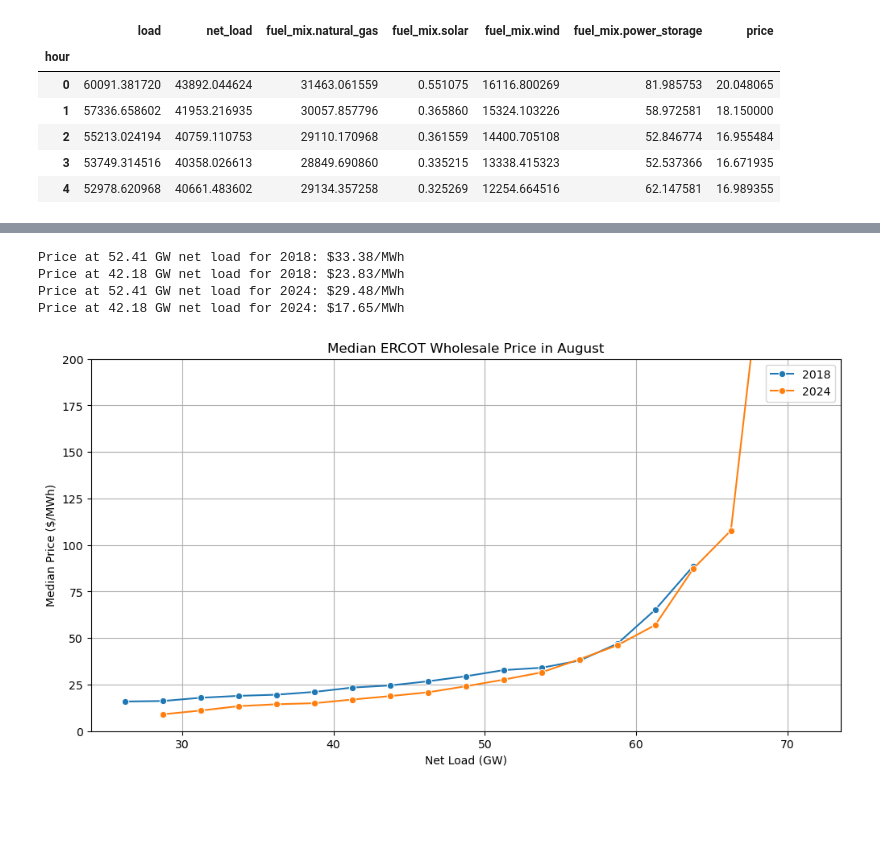
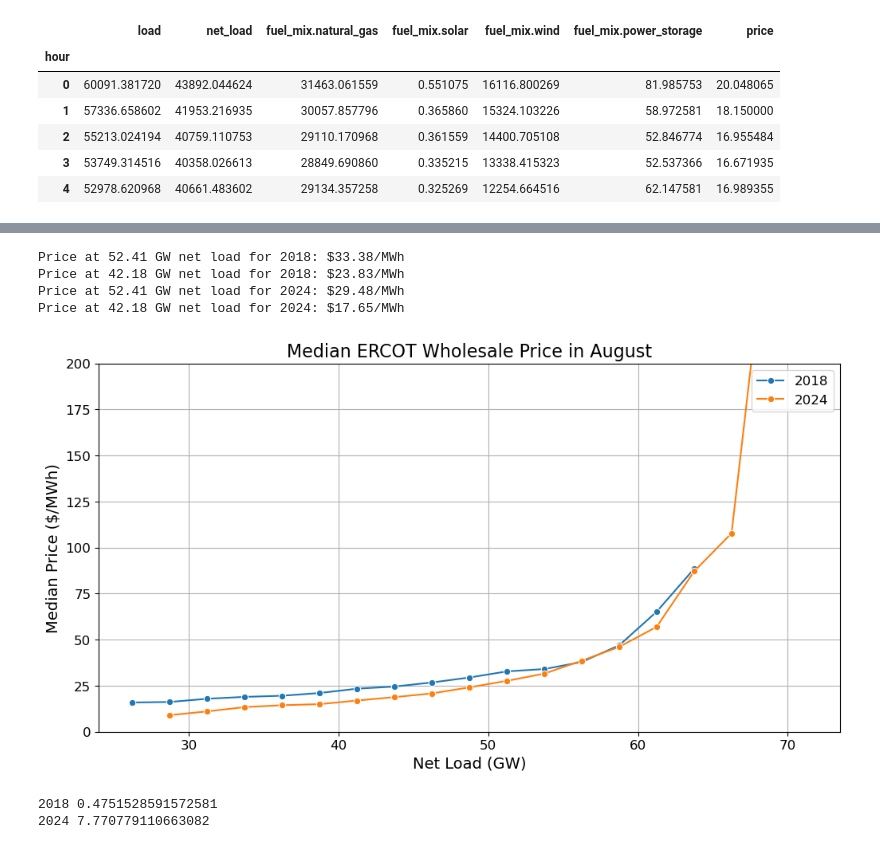
Before and after one commit to aedessler/renewables2018vs2024, a Jupyter notebook: augustPrice.ipynb, the cells around one changed output, grey strips where cells are left out. Drawn from its saved outputs; the diff is of its cells as text; code cells hidden in the pictures; blank space fills up the shorter version.

```diff
--- a/augustPrice.ipynb
+++ b/augustPrice.ipynb
@@ -81,5 +82,5 @@ plt.show()
 # %%
-fig, (ax1, ax2) = plt.subplots(1, 2, figsize=(20, 6))
+fig, (ax1, ax2) = plt.subplots(2, 1, figsize=(10, 12))
 
 # Solar panel (left)
 for year, df in avg_data_by_hour.items():
@@ -115,0 +117,6 @@ plt.show()
+# %%
+# average solar generation in august during the peak hour
+for year, df in avg_data_by_hour.items():
+    if year in ['2018', '2024']:
+        x1 = df['fuel_mix.solar'].max()/1e3
+        print(year, x1)
@@ -115,0 +126,20 @@ plt.show()
+# %%
+fig, ax1= plt.subplots(1, 1, figsize=(10, 6))
+
+# Solar panel
+for year, df in avg_data_by_hour.items():
+    if year in ['2018', '2024']:
+        x1 = (df['fuel_mix.solar']+df['fuel_mix.power_storage'])/1e3
+        ax1.plot(df.index, x1, label=f'Solar + Battery ({year})')
+
+ax1.set_title('Average ERCOT Solar Generation by Hour in August', fontsize=16)
+ax1.set_xlabel('Hour of Day', fontsize=14)
+ax1.set_ylabel('Average Solar Generation (GW)', fontsize=14)
+ax1.set_xticks(range(0, 24))
+ax1.tick_params(axis='both', which='major', labelsize=12)
+ax1.grid(True)
+ax1.legend(fontsize=12)
+
+plt.tight_layout()
+plt.savefig('ercot_solar_generation_august.png', dpi=300)
+plt.show()
@@ -131,38 +163,45 @@ for year in years:
     # Create bins for net_load and calculate the median spp for each bin
     df['net_load_bin'] = pd.cut(df['net_load'], bins=bins, right=False)
     median_spp_by_bin = df.groupby('net_load_bin')['price'].median().reset_index()
 
     # Get the midpoint of each bin for plotting
     median_spp_by_bin['net_load_midpoint'] = median_spp_by_bin['net_load_bin'].apply(lambda x: x.mid/1e3)
 
     # Create interpolation function to get prices at specific net load values
     interp_func = interp1d(median_spp_by_bin['net_load_midpoint'],
                           median_spp_by_bin['price'],
                           kind='linear', fill_value='extrapolate')
 
     # Print prices at specified net load values
     price_at_52_41 = interp_func(52.41)
     price_at_42_18 = interp_func(42.18)
     print(f"Price at 52.41 GW net load for {year}: ${price_at_52_41:.2f}/MWh")
     print(f"Price at 42.18 GW net load for {year}: ${price_at_42_18:.2f}/MWh")
 
     # Plot the median spp against the net load bin midpoints
     sns.lineplot(data=median_spp_by_bin, x='net_load_midpoint', y='price', marker='o', label=f'{year}')
 
-plt.title('Median ERCOT Wholesale Price in August')
-plt.xlabel('Net Load (GW)')
-plt.ylabel('Median Price ($/MWh)')
+plt.title('Median ERCOT Wholesale Price in August', fontsize=16)
+plt.xlabel('Net Load (GW)', fontsize=14)
+plt.ylabel('Median Price ($/MWh)', fontsize=14)
+plt.tick_params(axis='both', which='major', labelsize=12)
 plt.grid(True)
-plt.legend()
+plt.legend(fontsize=12)
 plt.ylim(0,200)
 plt.savefig('ercot_price_vs_net_load_august.png', dpi=300)
 plt.show()
 # %% [output]
 Price at 52.41 GW net load for 2018: $33.38/MWh
 Price at 42.18 GW net load for 2018: $23.83/MWh
 Price at 52.41 GW net load for 2024: $29.48/MWh
 Price at 42.18 GW net load for 2024: $17.65/MWh
-[figure, old version]
+[figure, new version]
+# %%
+print('2018', august_dataframes['2018']['fuel_mix.solar'].mean()/1e3)
+print('2024', august_dataframes['2024']['fuel_mix.solar'].mean()/1e3)
+# %% [output]
+2018 0.4751528591572581
+2024 7.770779110663082
 # %%
 # Define the bin edges based on the range of total load across all years for consistent bins
 all_total_load = pd.concat([df['load'] for df in august_dataframes.values()])
```
Also changed, not shown: parts of 10 cells of this notebook, 1 other file.
